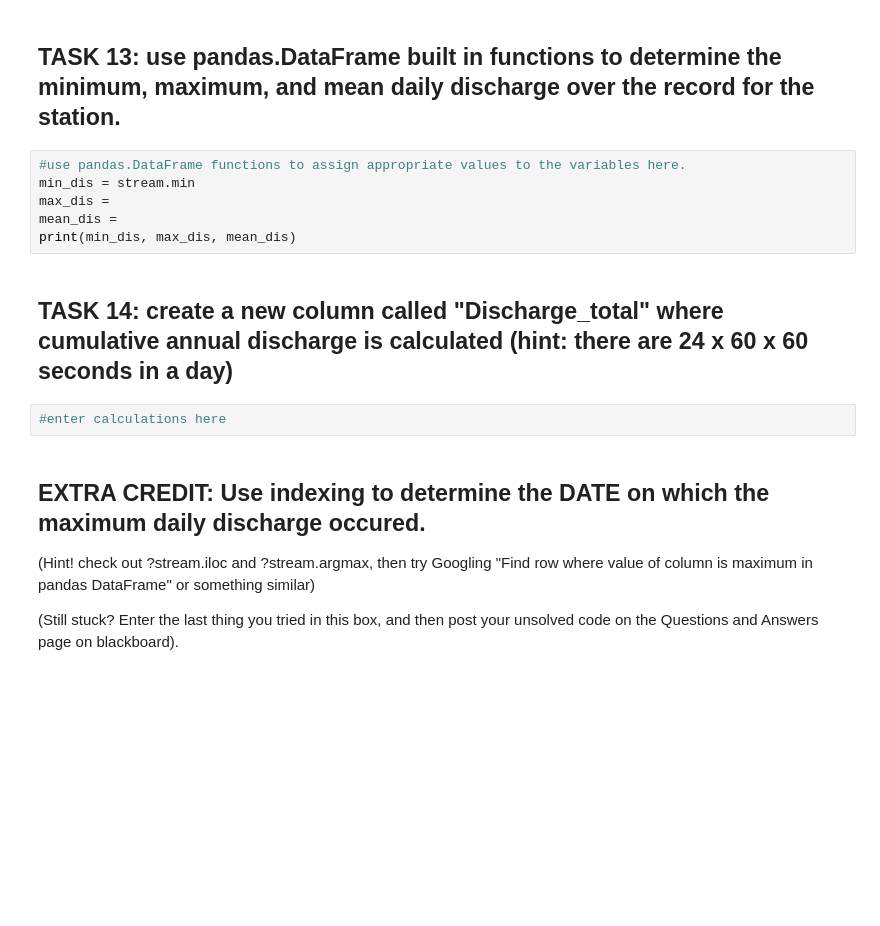
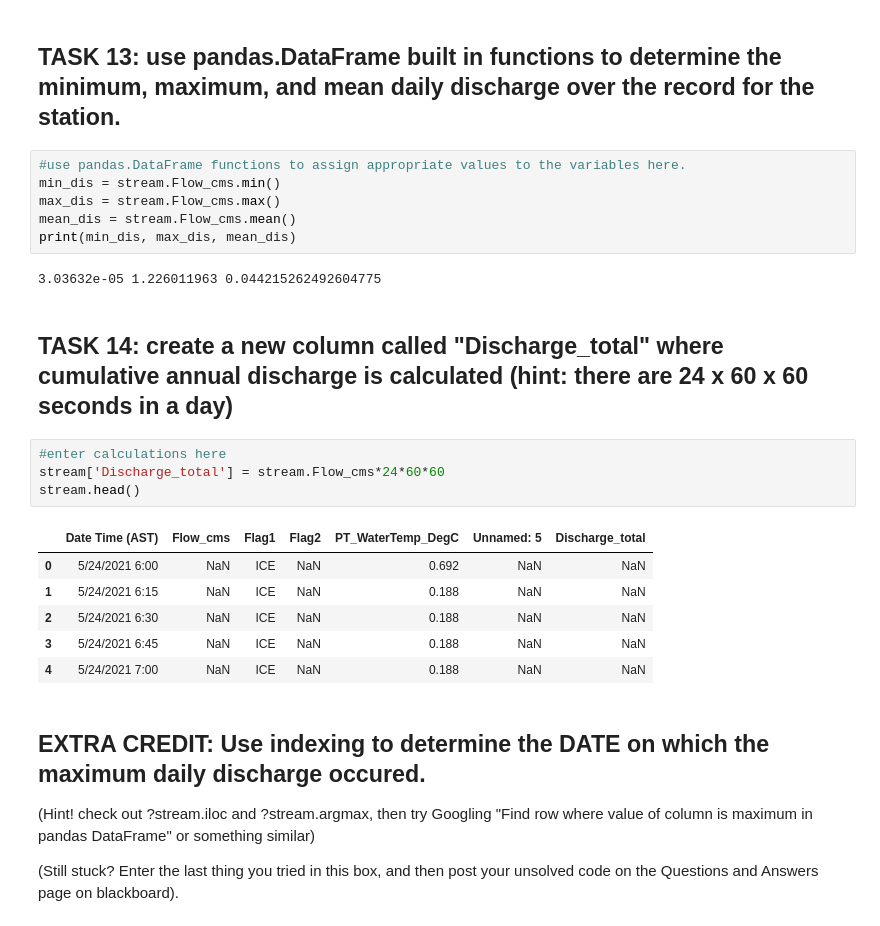
Before and after one commit to EllinooraS/WaterDig, a Jupyter notebook: CodeSprints/Python101.ipynb, the cells around one changed output. Drawn from its saved outputs; the diff is of its cells as text; blank space fills up the shorter version.

```diff
--- a/CodeSprints/Python101.ipynb
+++ b/CodeSprints/Python101.ipynb
@@ -740,14 +726,25 @@ Type:      method
 ## TASK 13: use pandas.DataFrame built in functions to determine the minimum, maximum, and mean daily discharge over the record for the station.
 # %%
 #use pandas.DataFrame functions to assign appropriate values to the variables here.
-min_dis = stream.min
-max_dis =
-mean_dis =
+min_dis = stream.Flow_cms.min()
+max_dis = stream.Flow_cms.max()
+mean_dis = stream.Flow_cms.mean()
 print(min_dis, max_dis, mean_dis)
+# %% [output]
+3.03632e-05 1.226011963 0.044215262492604775
 # %% [markdown]
 ## TASK 14: create a new column called "Discharge_total" where cumulative annual discharge is calculated (hint: there are 24 x 60 x 60 seconds in a day)
 # %%
 #enter calculations here
+stream['Discharge_total'] = stream.Flow_cms*24*60*60
+stream.head()
+# %% [output]
+|  | Date Time (AST) | Flow_cms | Flag1 | Flag2 | PT_WaterTemp_DegC | Unnamed: 5 | Discharge_total |
+| 0 | 5/24/2021 6:00 | NaN | ICE | NaN | 0.692 | NaN | NaN |
+| 1 | 5/24/2021 6:15 | NaN | ICE | NaN | 0.188 | NaN | NaN |
+| 2 | 5/24/2021 6:30 | NaN | ICE | NaN | 0.188 | NaN | NaN |
+| 3 | 5/24/2021 6:45 | NaN | ICE | NaN | 0.188 | NaN | NaN |
+| 4 | 5/24/2021 7:00 | NaN | ICE | NaN | 0.188 | NaN | NaN |
 # %% [markdown]
 ## EXTRA CREDIT: Use indexing to determine the DATE on which the maximum daily discharge occured.
 (Hint! check out ?stream.iloc and ?stream.argmax, then try Googling "Find row where value of column is maximum in pandas DataFrame" or something similar)
```
Also changed, not shown: parts of 7 cells of this notebook.
